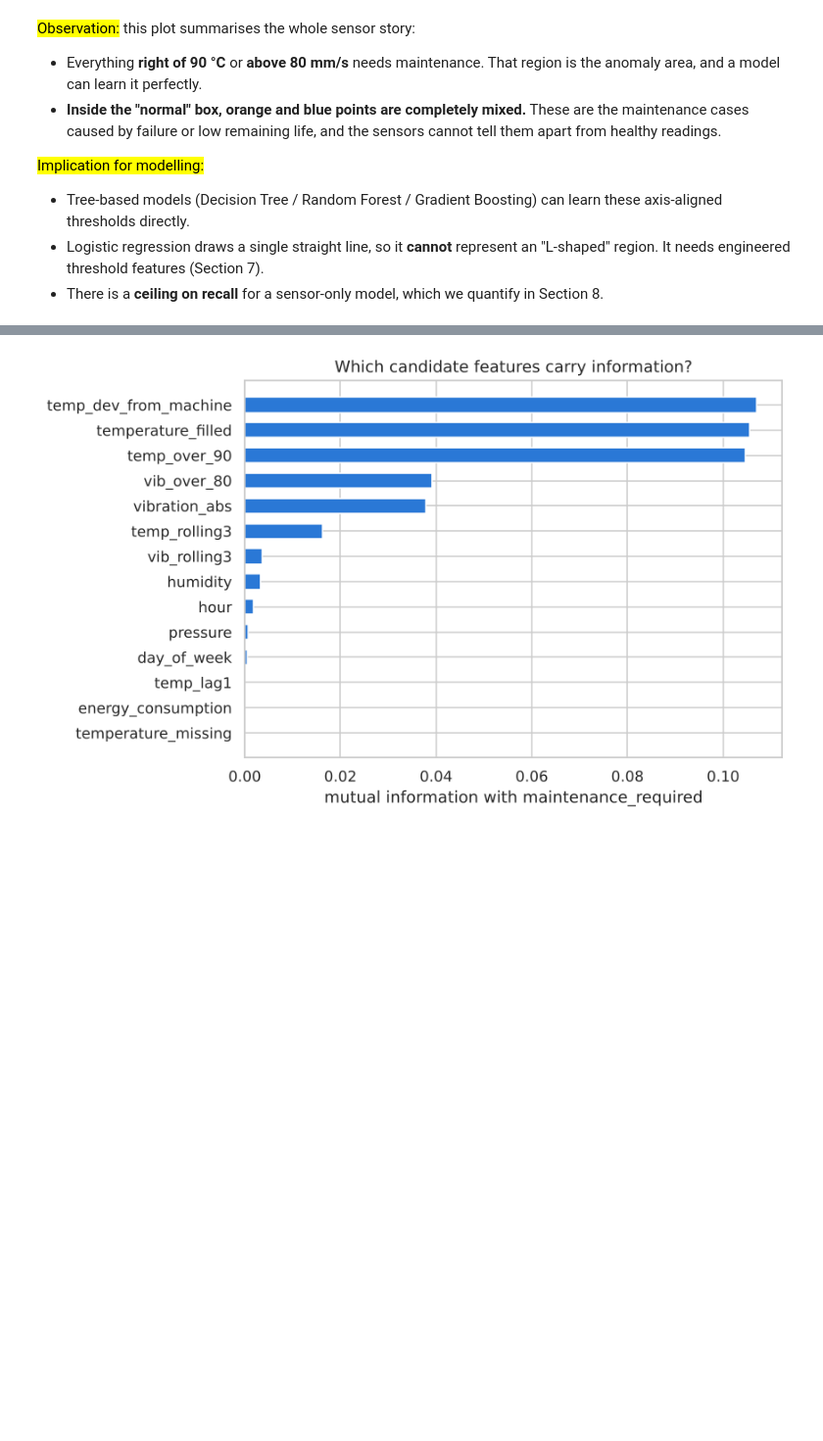
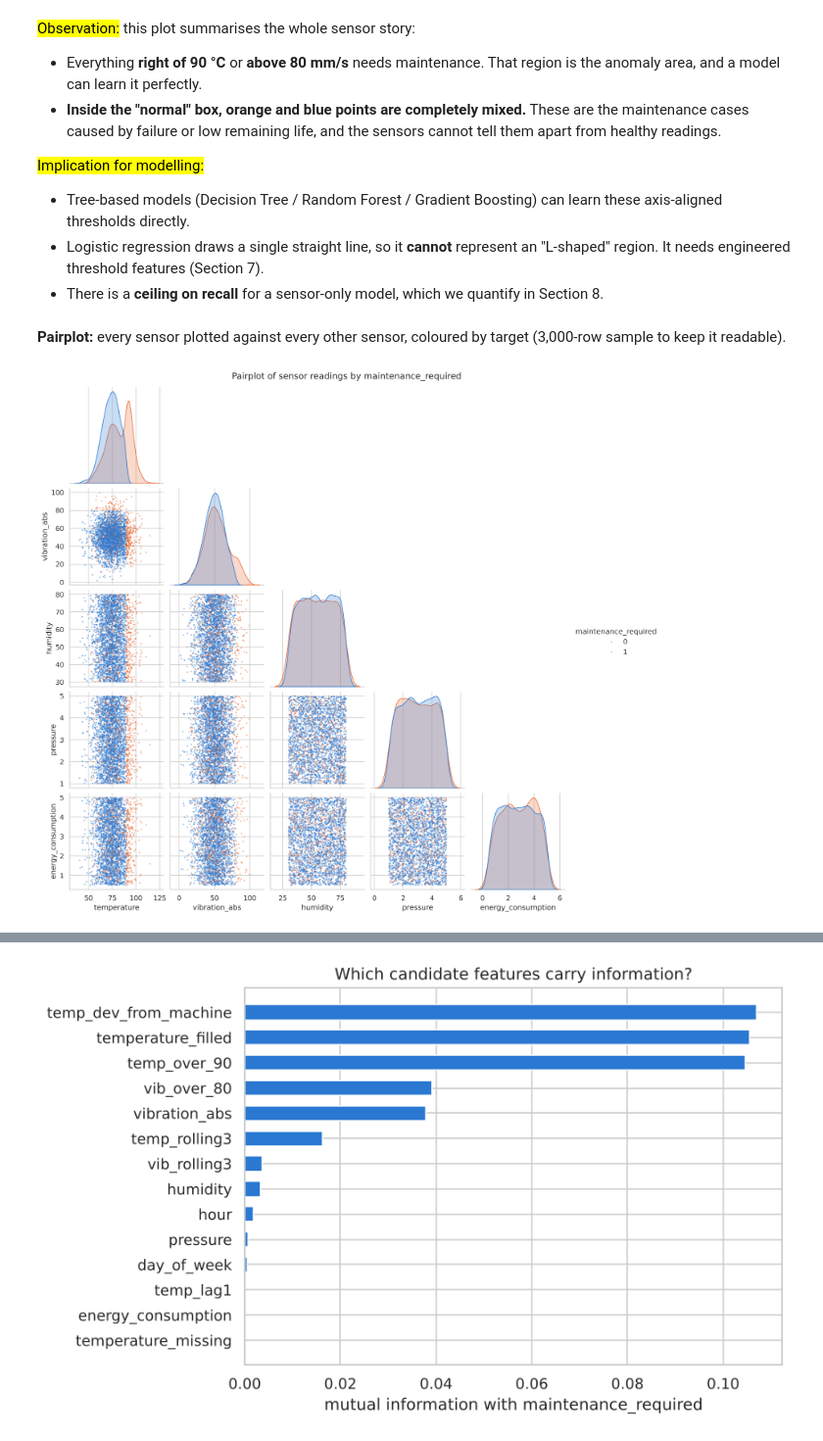
Before and after one commit to jy240290r-cloud/egt309_oreo, a Jupyter notebook: eda.ipynb, the cells around one changed output, grey strips where cells are left out. Shown at 98% size. Drawn from its saved outputs; the diff is of its cells as text; code cells hidden in the pictures; blank space fills up the shorter version.

```diff
--- a/eda.ipynb
+++ b/eda.ipynb
@@ -548,3 +620,15 @@ plt.tight_layout(); plt.show()
 - Tree-based models (Decision Tree / Random Forest / Gradient Boosting) can learn these axis-aligned thresholds directly.
 - Logistic regression draws a single straight line, so it **cannot** represent an "L-shaped" region. It needs engineered threshold features (Section 7).
 - There is a **ceiling on recall** for a sensor-only model, which we quantify in Section 8.
+# %% [markdown]
+**Pairplot:** every sensor plotted against every other sensor, coloured by target (3,000-row sample to keep it readable).
+# %%
+# Pairplot of all sensors, coloured by target (sampled so the plot renders quickly)
+pair_cols = ["temperature", "vibration_abs", "humidity", "pressure", "energy_consumption"]
+g = sns.pairplot(df.dropna(subset=["temperature"]).sample(3000, random_state=RANDOM_STATE),
+                 vars=pair_cols, hue=TARGET, palette=PALETTE, corner=True,
+                 plot_kws={"s": 6, "alpha": 0.5, "edgecolor": "none"}, diag_kws={"common_norm": False})
+g.figure.suptitle("Pairplot of sensor readings by maintenance_required", y=1.01)
+plt.show()
+# %% [output]
+[figure, added]
```
Also changed, not shown: parts of 42 cells of this notebook, 2 other files.
